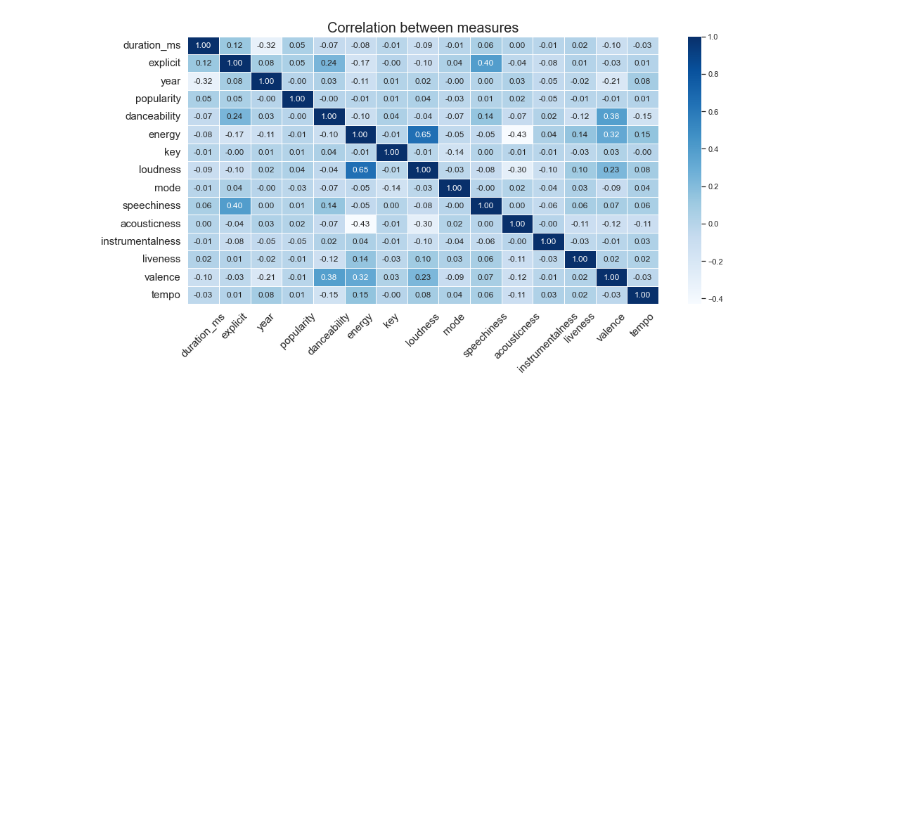
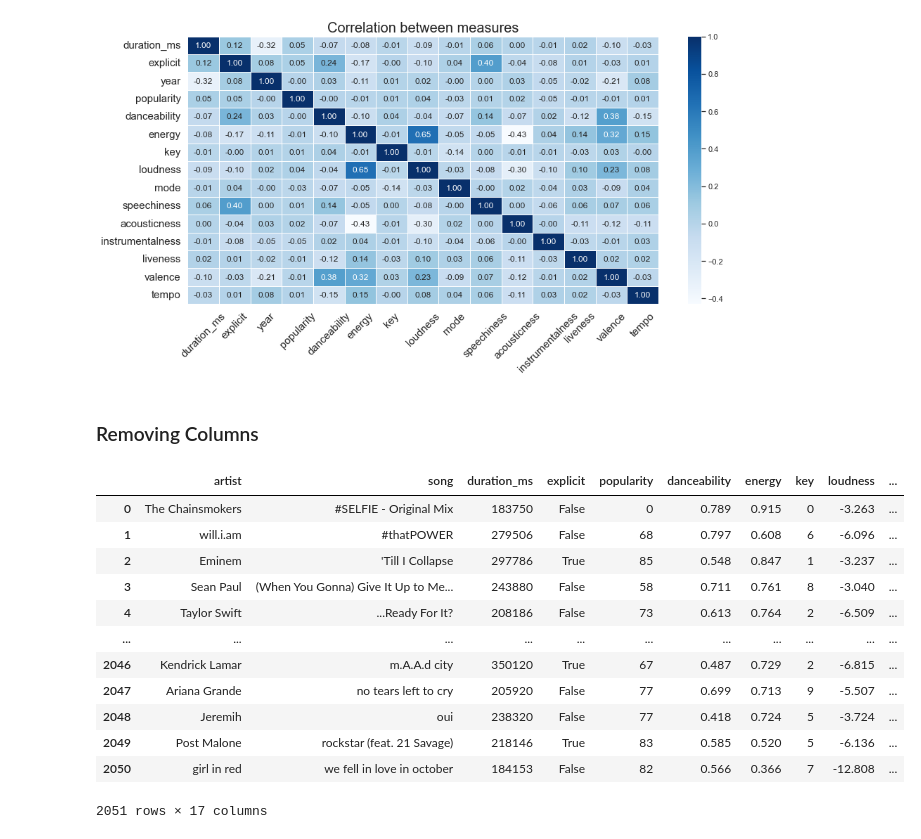
Before and after one commit to aktugchelekche/Project_Team_2, a Jupyter notebook: ETL_EDA/EDA.ipynb, the cells around one changed output. Drawn from its saved outputs; the diff is of its cells as text; code cells hidden in the pictures; blank space fills up the shorter version.

```diff
--- a/ETL_EDA/EDA.ipynb
+++ b/ETL_EDA/EDA.ipynb
@@ -148,3 +158,21 @@ plt.xticks(fontsize=15, rotation = 45)
 plt.show()
 # %% [output]
 [figure]
+# %% [markdown]
+### Removing Columns
+# %%
+songs_df.drop("year",axis=1)
+# %% [output]
+|  | artist | song | duration_ms | explicit | popularity | danceability | energy | key | loudness | ... |
+| 0 | The Chainsmokers | #SELFIE - Original Mix | 183750 | False | 0 | 0.789 | 0.915 | 0 | -3.263 | ... |
+| 1 | will.i.am | #thatPOWER | 279506 | False | 68 | 0.797 | 0.608 | 6 | -6.096 | ... |
+| 2 | Eminem | 'Till I Collapse | 297786 | True | 85 | 0.548 | 0.847 | 1 | -3.237 | ... |
+| 3 | Sean Paul | (When You Gonna) Give It Up to Me... | 243880 | False | 58 | 0.711 | 0.761 | 8 | -3.040 | ... |
+| 4 | Taylor Swift | ...Ready For It? | 208186 | False | 73 | 0.613 | 0.764 | 2 | -6.509 | ... |
+| ... | ... | ... | ... | ... | ... | ... | ... | ... | ... | ... |
+| 2046 | Kendrick Lamar | m.A.A.d city | 350120 | True | 67 | 0.487 | 0.729 | 2 | -6.815 | ... |
+| 2047 | Ariana Grande | no tears left to cry | 205920 | False | 77 | 0.699 | 0.713 | 9 | -5.507 | ... |
+| 2048 | Jeremih | oui | 238320 | False | 77 | 0.418 | 0.724 | 5 | -3.724 | ... |
+| 2049 | Post Malone | rockstar (feat. 21 Savage) | 218146 | True | 83 | 0.585 | 0.520 | 5 | -6.136 | ... |
+| 2050 | girl in red | we fell in love in october | 184153 | False | 82 | 0.566 | 0.366 | 7 | -12.808 | ... |
+2051 rows × 17 columns
```
Also changed, not shown: parts of 8 cells of this notebook.
